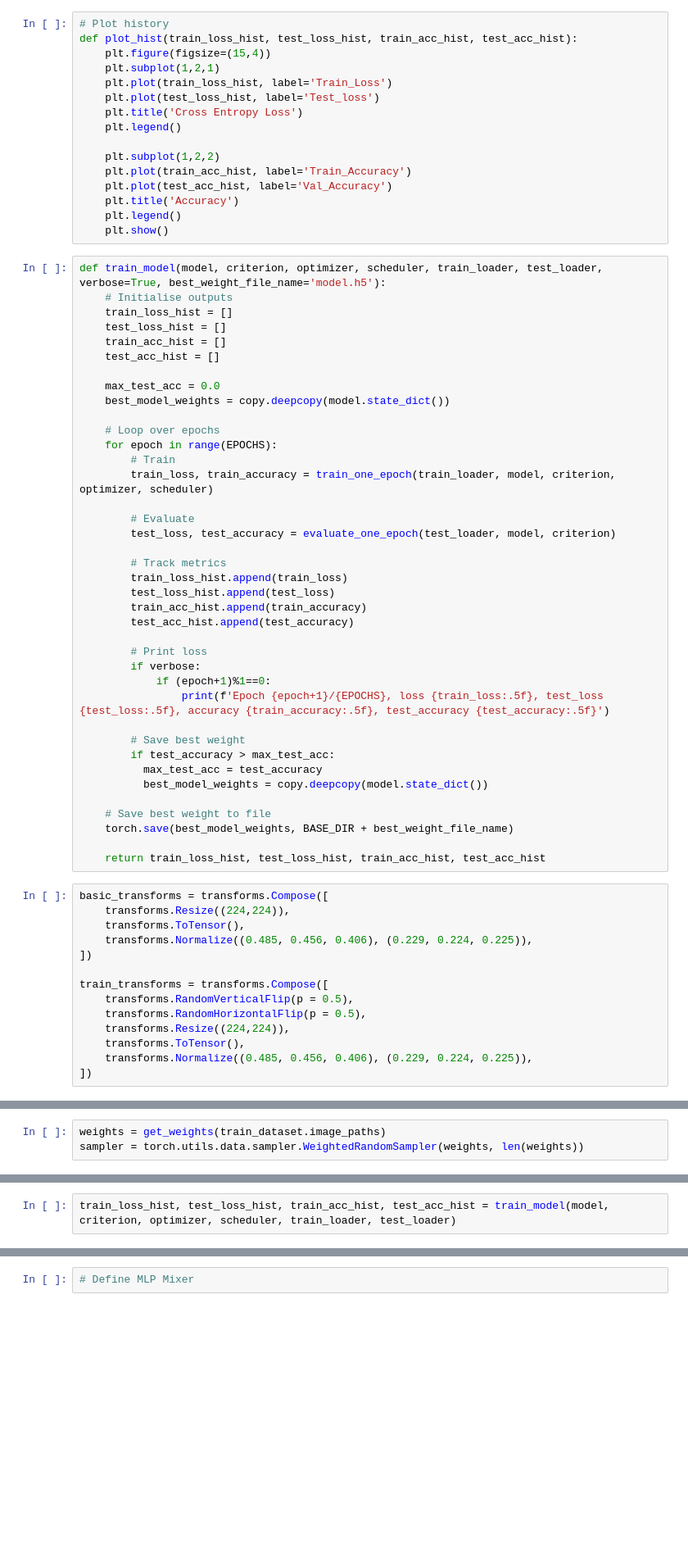
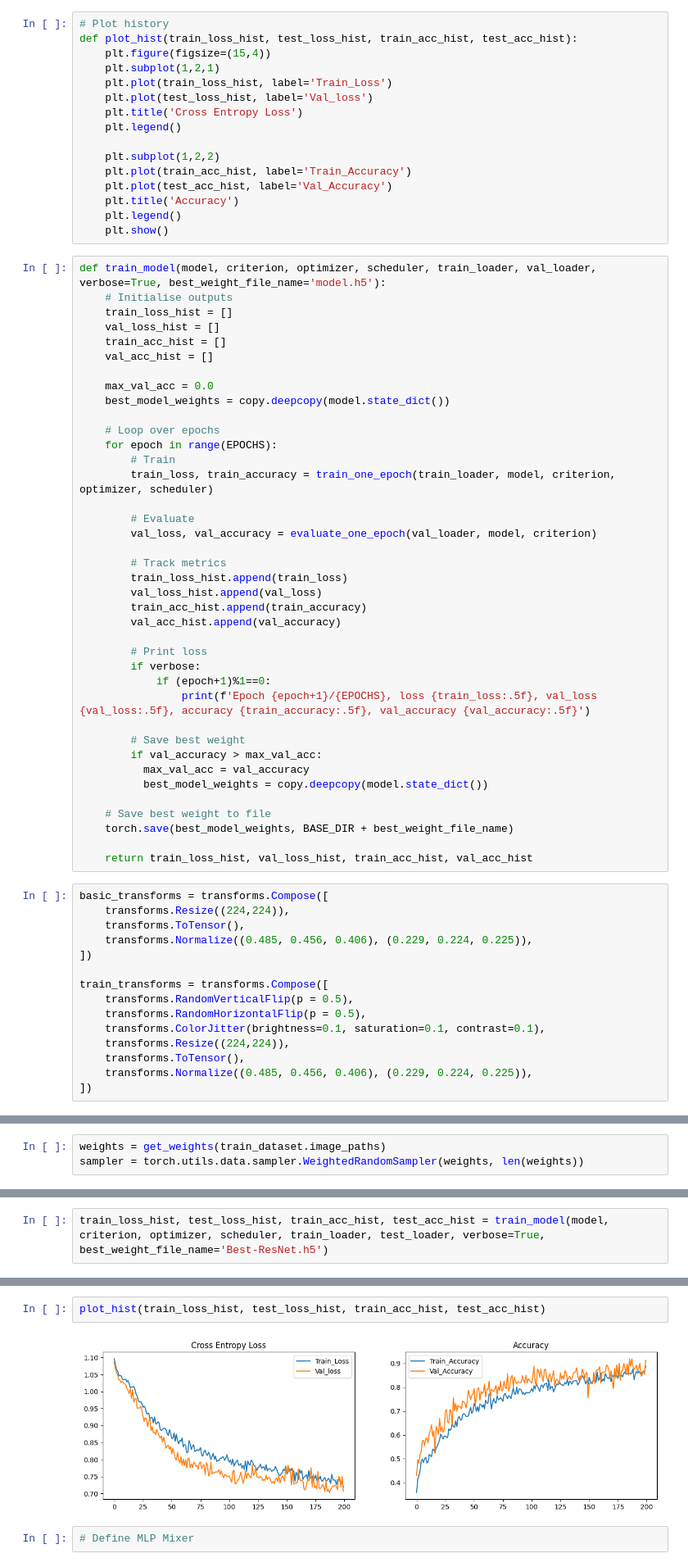
Before and after one commit to kristianespina/banana-leaf-disease-classifier, a Jupyter notebook: 1-train-mixer.ipynb, the cells around one changed output, grey strips where cells are left out. Shown at 82% size. Saved outputs shown, nothing was run; the diff lists cells and outputs as text; blank space fills up the shorter version.

```diff
--- a/1-train-mixer.ipynb
+++ b/1-train-mixer.ipynb
@@ -150,7 +167,7 @@ def plot_hist(train_loss_hist, test_loss_hist, train_acc_hist, test_acc_hist):
     plt.figure(figsize=(15,4))
     plt.subplot(1,2,1)
     plt.plot(train_loss_hist, label='Train_Loss')
-    plt.plot(test_loss_hist, label='Test_loss')
+    plt.plot(test_loss_hist, label='Val_loss')
     plt.title('Cross Entropy Loss')
     plt.legend()
 
@@ -161,14 +178,14 @@ def plot_hist(train_loss_hist, test_loss_hist, train_acc_hist, test_acc_hist):
     plt.legend()
     plt.show()
 # %%
-def train_model(model, criterion, optimizer, scheduler, train_loader, test_loader, verbose=True, best_weight_file_name='model.h5'):
+def train_model(model, criterion, optimizer, scheduler, train_loader, val_loader, verbose=True, best_weight_file_name='model.h5'):
     # Initialise outputs
     train_loss_hist = []
-    test_loss_hist = []
+    val_loss_hist = []
     train_acc_hist = []
-    test_acc_hist = []
+    val_acc_hist = []
 
-    max_test_acc = 0.0
+    max_val_acc = 0.0
     best_model_weights = copy.deepcopy(model.state_dict())
 
     # Loop over epochs
@@ -177,28 +194,28 @@ def train_model(model, criterion, optimizer, scheduler, train_loader, test_loade
         train_loss, train_accuracy = train_one_epoch(train_loader, model, criterion, optimizer, scheduler)
 
         # Evaluate
-        test_loss, test_accuracy = evaluate_one_epoch(test_loader, model, criterion)
+        val_loss, val_accuracy = evaluate_one_epoch(val_loader, model, criterion)
 
         # Track metrics
         train_loss_hist.append(train_loss)
-        test_loss_hist.append(test_loss)
+        val_loss_hist.append(val_loss)
         train_acc_hist.append(train_accuracy)
-        test_acc_hist.append(test_accuracy)
+        val_acc_hist.append(val_accuracy)
 
         # Print loss
         if verbose:
             if (epoch+1)%1==0:
-                print(f'Epoch {epoch+1}/{EPOCHS}, loss {train_loss:.5f}, test_loss {test_loss:.5f}, accuracy {train_accuracy:.5f}, test_accuracy {test_accuracy:.5f}')
+                print(f'Epoch {epoch+1}/{EPOCHS}, loss {train_loss:.5f}, val_loss {val_loss:.5f}, accuracy {train_accuracy:.5f}, val_accuracy {val_accuracy:.5f}')
 
         # Save best weight
-        if test_accuracy > max_test_acc:
-          max_test_acc = test_accuracy
+        if val_accuracy > max_val_acc:
+          max_val_acc = val_accuracy
           best_model_weights = copy.deepcopy(model.state_dict())
 
     # Save best weight to file
     torch.save(best_model_weights, BASE_DIR + best_weight_file_name)
 
-    return train_loss_hist, test_loss_hist, train_acc_hist, test_acc_hist
+    return train_loss_hist, val_loss_hist, train_acc_hist, val_acc_hist
 # %%
 basic_transforms = transforms.Compose([
     transforms.Resize((224,224)),
@@ -209,6 +226,7 @@ basic_transforms = transforms.Compose([
 train_transforms = transforms.Compose([
     transforms.RandomVerticalFlip(p = 0.5),
     transforms.RandomHorizontalFlip(p = 0.5),
+    transforms.ColorJitter(brightness=0.1, saturation=0.1, contrast=0.1),
     transforms.Resize((224,224)),
     transforms.ToTensor(),
     transforms.Normalize((0.485, 0.456, 0.406), (0.229, 0.224, 0.225)),
@@ -270,3 +289,3 @@ best_acc = 0.0
 # %%
-train_loss_hist, test_loss_hist, train_acc_hist, test_acc_hist = train_model(model, criterion, optimizer, scheduler, train_loader, test_loader)
+train_loss_hist, test_loss_hist, train_acc_hist, test_acc_hist = train_model(model, criterion, optimizer, scheduler, train_loader, test_loader, verbose=True, best_weight_file_name='Best-ResNet.h5')
 # %% [output]
@@ -292,3 +309,7 @@ torch.save(model.state_dict(), 'resnet.h5')
+# %%
+plot_hist(train_loss_hist, test_loss_hist, train_acc_hist, test_acc_hist)
+# %% [output]
+[figure, added]
 # %%
 # Define MLP Mixer
 # %%
```
Also changed, not shown: parts of 40 cells of this notebook.
